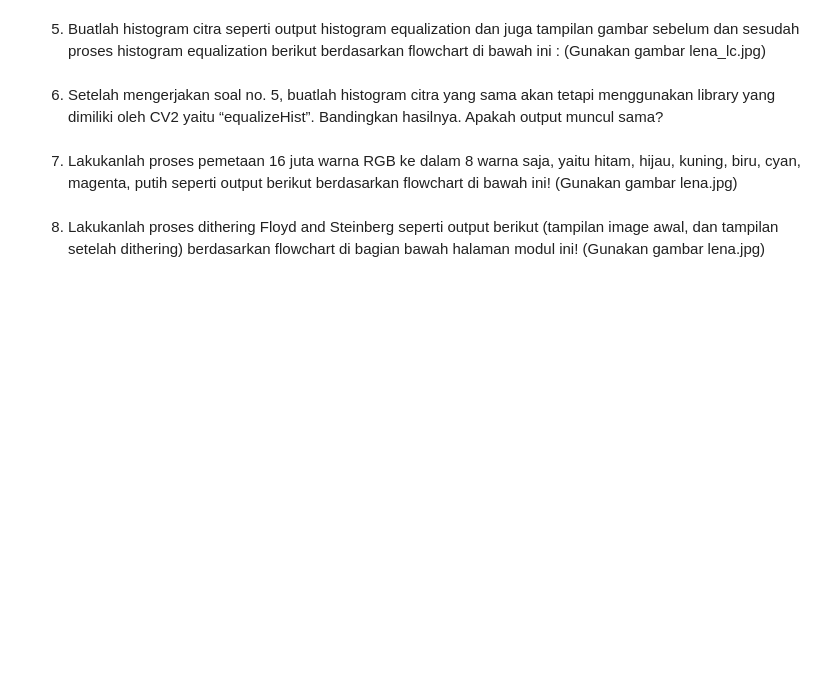
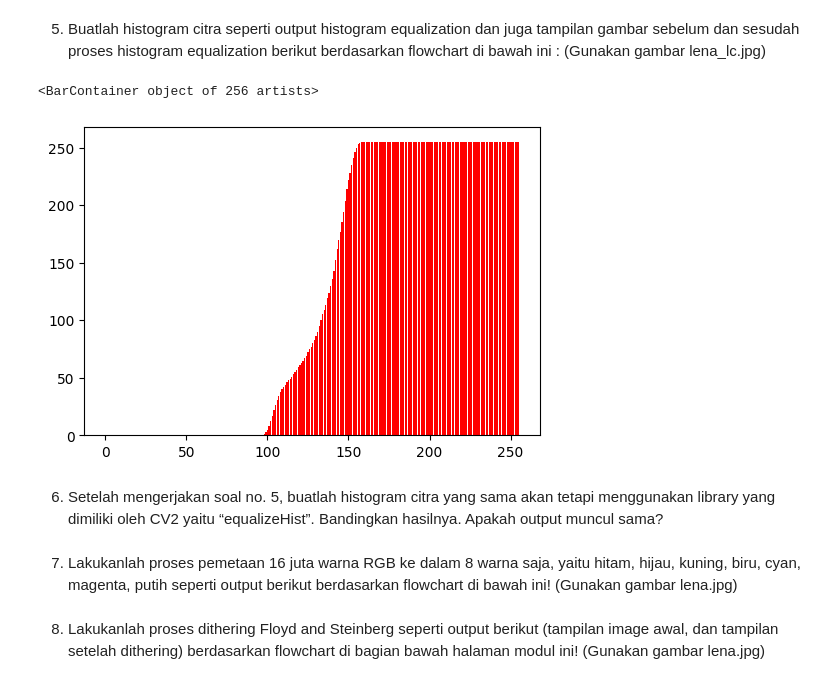
Before and after one commit to edoaurahman/PCVK, a Jupyter notebook: Week6.ipynb, the cells around one changed output. Drawn from its saved outputs; the diff is of its cells as text; code cells hidden in the pictures; blank space fills up the shorter version.

```diff
--- a/Week6.ipynb
+++ b/Week6.ipynb
@@ -32,6 +97,55 @@ hasilnya. Apakah output muncul sama?
 5. Buatlah histogram citra seperti output histogram equalization dan juga tampilan
 gambar sebelum dan sesudah proses histogram equalization berikut berdasarkan
 flowchart di bawah ini : (Gunakan gambar lena_lc.jpg)
+# %%
+lena_lc = io.imread('/content/drive/MyDrive/PCVK_MM/Images/Images/lena_lc.jpg')
+
+# Menghitung jumlah kemunculan setiap pixel warna pada nilai tertentu (Frekuensi).
+hist_r = np.zeros(256, dtype=int)
+hist_g = np.zeros(256, dtype=int)
+hist_b = np.zeros(256, dtype=int)
+
+# iterasi setiap pixel
+for y in range(lena_lc.shape[0]):
+  for x in range(lena_lc.shape[1]):
+    # dapatkan nilai
+    r = lena_lc[y, x, 0]  # Red channel
+    g = lena_lc[y, x, 1]  # Green channel
+    b = lena_lc[y, x, 2]  # Blue channel
+
+    hist_r[r] += 1
+    hist_g[g] += 1
+    hist_b[b] += 1
+
+# Penjumlahan kumulatif dari frekuensi yang sudah diketahui, kemudian dibagi dengan jumlah pixel
+hist_r_cum = np.cumsum(hist_r)
+hist_g_cum = np.cumsum(hist_g)
+hist_b_cum = np.cumsum(hist_b)
+
+total_pixel = lena_lc.shape[0] * lena_lc.shape[1]
+
+hist_r_cum = hist_r_cum / total_pixel
+hist_g_cum = hist_g_cum / total_pixel
+hist_b_cum = hist_b_cum / total_pixel
+
+# Normalisasi dengan kumulatif frekuensi seluruh pixel yang sudah diketahui setelah dibagi jumlah pixel
+hist_r_cum = hist_r_cum * 255
+hist_g_cum = hist_g_cum * 255
+hist_b_cum = hist_b_cum * 255
+
+# Implementasi rumus K0, dimana pembagian dengan nilai pixel sudah dilakukan sebelumnya (Skala warna)
+hist_r_cum = np.round(hist_r_cum)
+hist_g_cum = np.round(hist_g_cum)
+hist_b_cum = np.round(hist_b_cum)
+
+# Hasil Histogram Equalization
+plt.figure(figsize=(20, 4))
+
+plt.subplot(131)
+plt.bar(range(256), hist_r_cum, color='r')
+# %% [output]
+<BarContainer object of 256 artists>
+[figure, added]
 # %% [markdown]
 6. Setelah mengerjakan soal no. 5, buatlah histogram citra yang sama akan tetapi
 menggunakan library yang dimiliki oleh CV2 yaitu “equalizeHist”. Bandingkan
```
Also changed, not shown: parts of 3 cells of this notebook.
